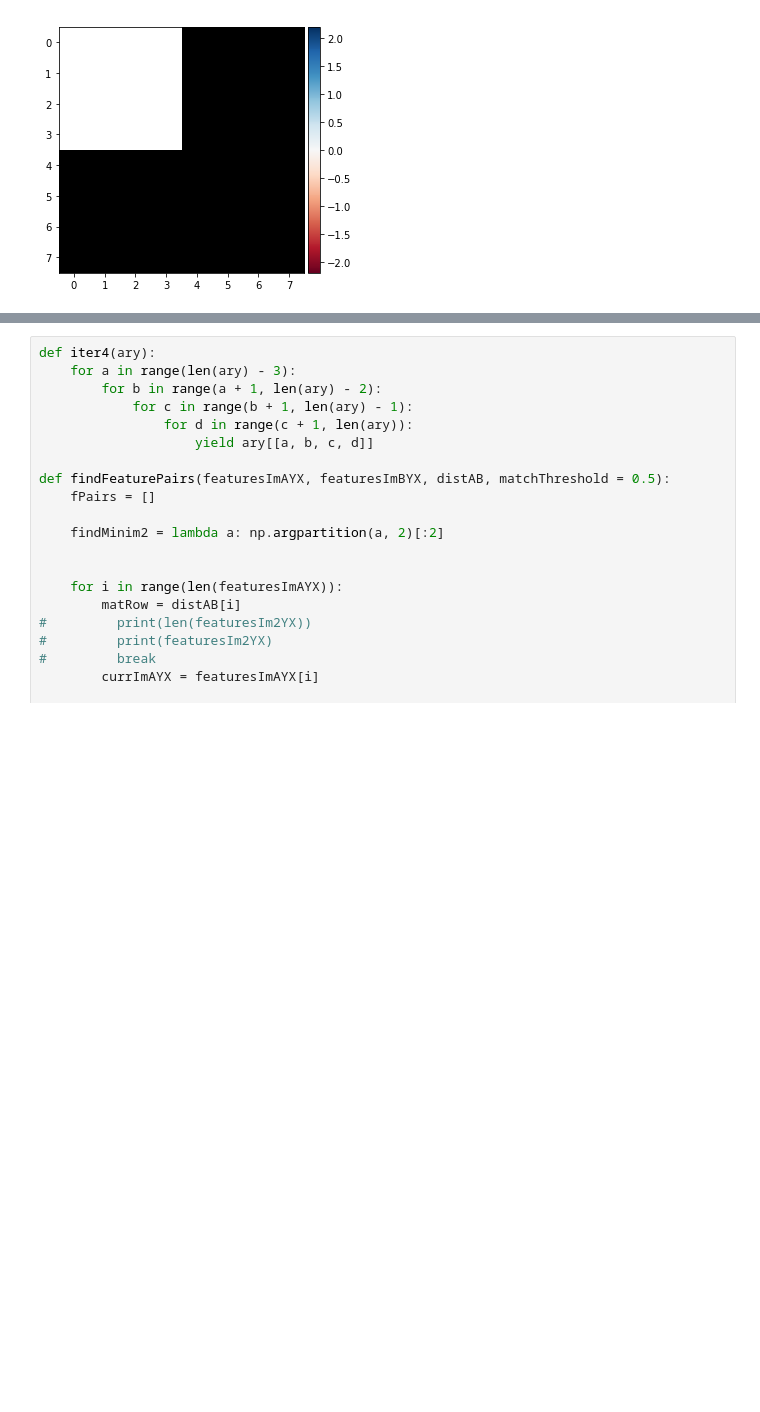
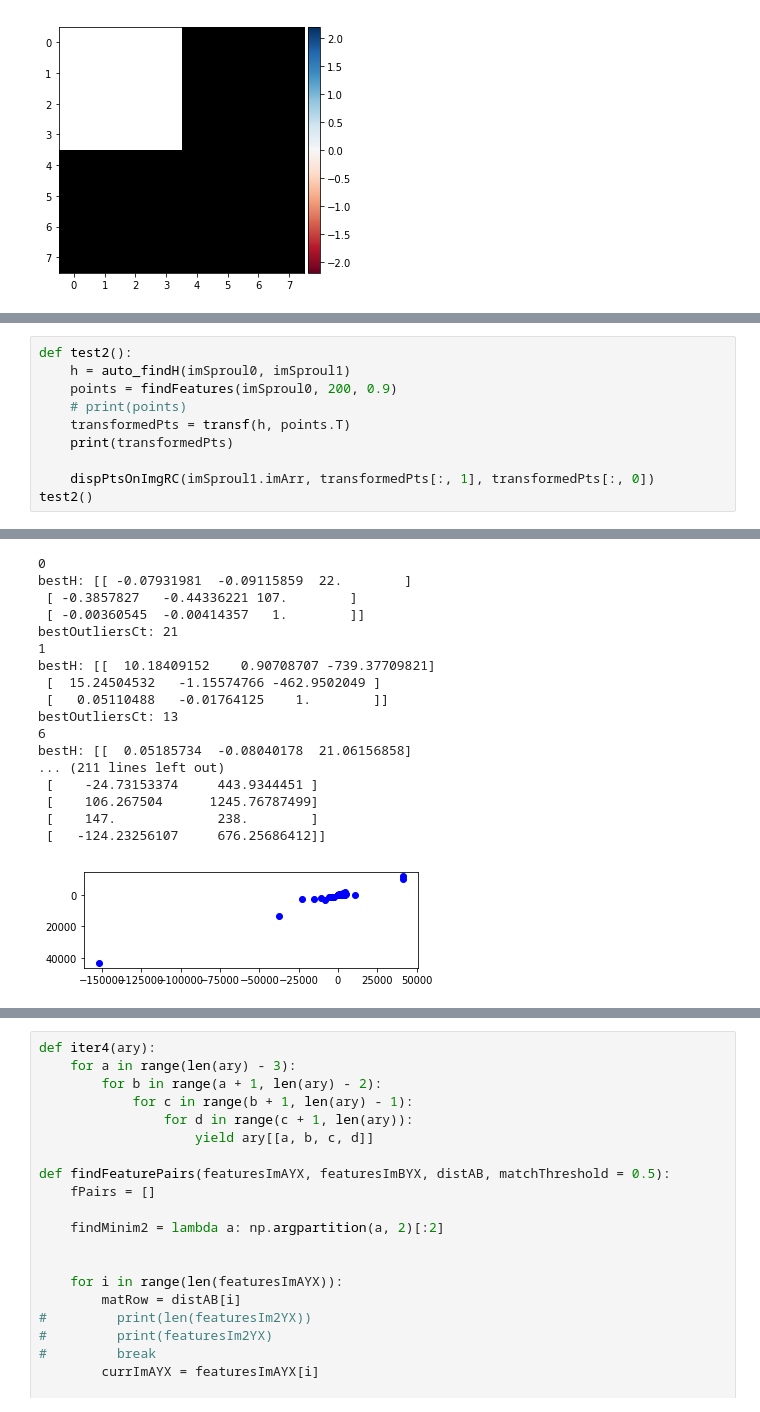
Before and after one commit to daggerdagr/cs194-26-proj6a, a Jupyter notebook: testfield6b.ipynb, the cells around one changed output, grey strips where cells are left out. Saved outputs shown, nothing was run; the diff lists cells and outputs as text; blank space fills up the shorter version.

```diff
--- a/testfield6b.ipynb
+++ b/testfield6b.ipynb
@@ -307,0 +281,11 @@ ValueError: setting an array element with a sequence.
+# %%
+def test2():
+    h = auto_findH(imSproul0, imSproul1)
+    points = findFeatures(imSproul0, 200, 0.9)
+    # print(points)
+    transformedPts = transf(h, points.T)
+    print(transformedPts)
+
+    dispPtsOnImgRC(imSproul1.imArr, transformedPts[:, 1], transformedPts[:, 0])
+test2()
+# %% [output]
@@ -308 +294,19 @@ ValueError: setting an array element with a sequence.
+0
+bestH: [[ -0.07931981  -0.09115859  22.        ]
+ [ -0.3857827   -0.44336221 107.        ]
+ [ -0.00360545  -0.00414357   1.        ]]
+bestOutliersCt: 21
+1
+bestH: [[  10.18409152    0.90708707 -739.37709821]
+ [  15.24504532   -1.15574766 -462.9502049 ]
+ [   0.05110488   -0.01764125    1.        ]]
+bestOutliersCt: 13
+6
+bestH: [[  0.05185734  -0.08040178  21.06156858]
+... (211 lines left out)
+ [    -24.73153374     443.9344451 ]
+ [    106.267504      1245.76787499]
+ [    147.             238.        ]
+ [   -124.23256107     676.25686412]]
+[figure, added]
 # %%
```
Also changed, not shown: parts of 23 cells of this notebook, 1 other file.
